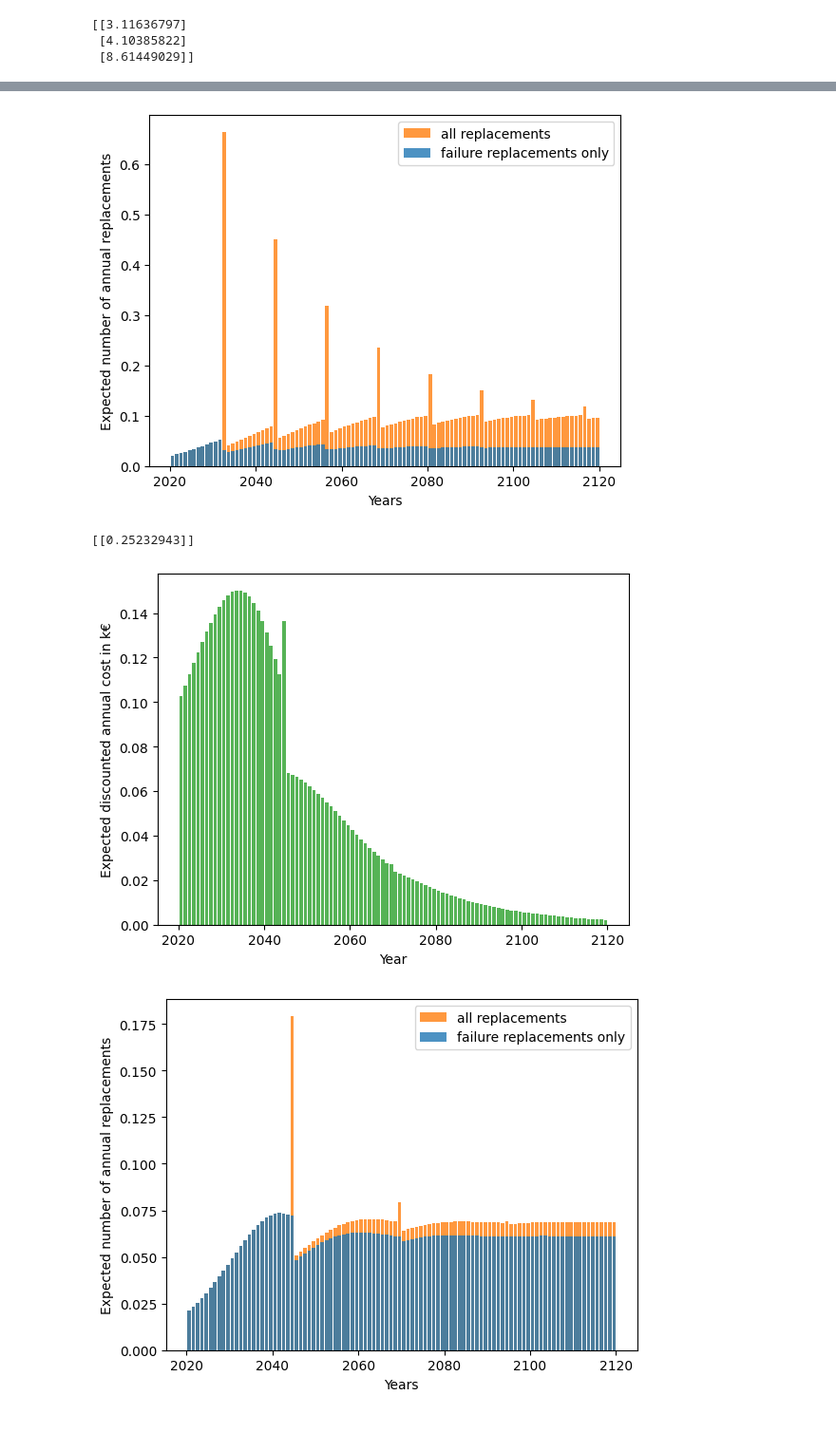
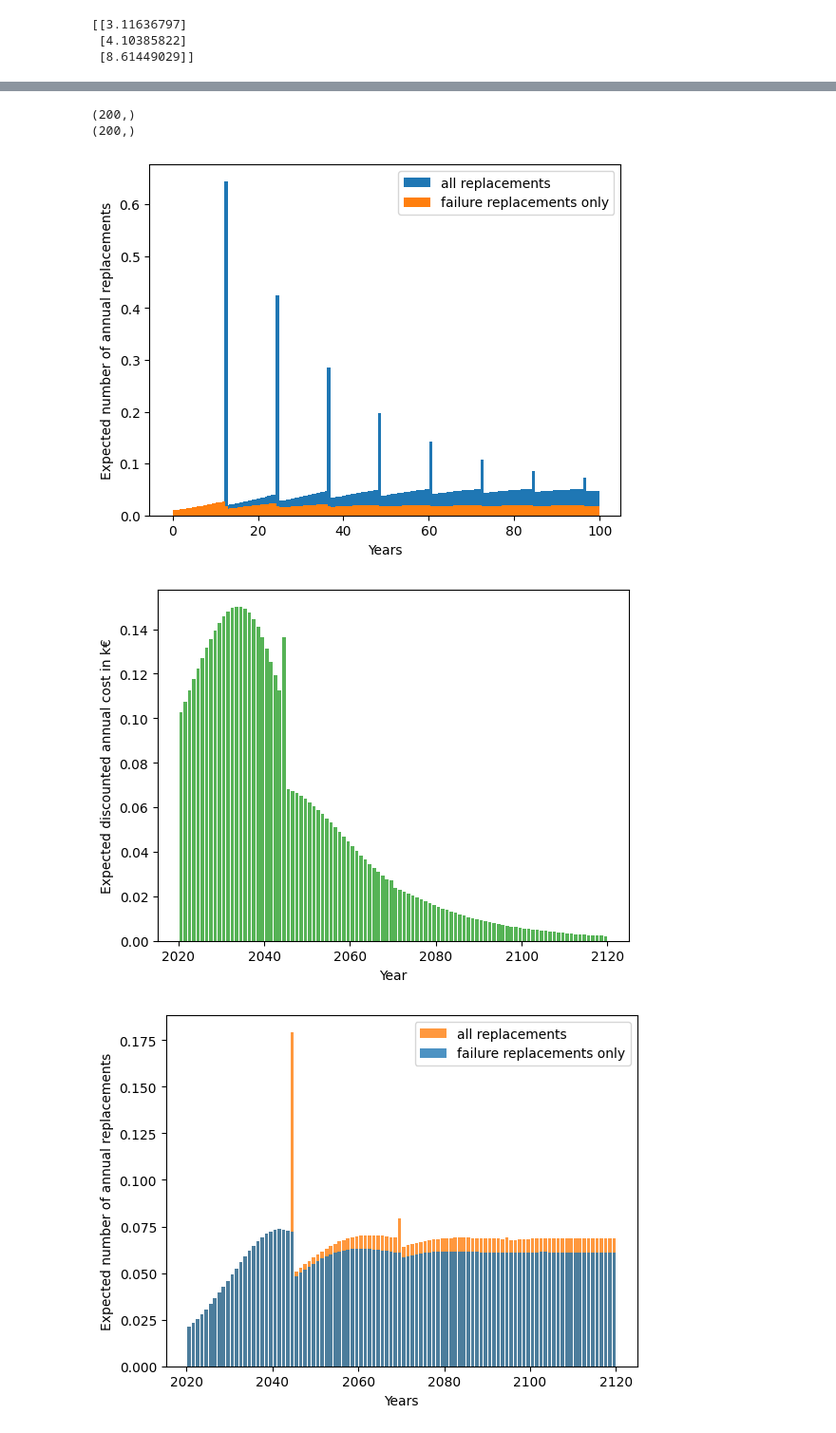
Before and after one commit to rte-france/relife, a Jupyter notebook: doc/source/user_guide/demo_financial_analysis.ipynb, the cells around one changed output, grey strips where cells are left out. Shown at 95% size. Drawn from its saved outputs; the diff is of its cells as text; code cells hidden in the pictures.

```diff
--- a/doc/source/user_guide/demo_financial_analysis.ipynb
+++ b/doc/source/user_guide/demo_financial_analysis.ipynb
@@ -57,23 +56,25 @@ print(optimal_ar)
  [4.10385822]
  [8.61449029]]
 # %%
+cf = 5
 cp = 1
-cf = 5
+costs= {"cf" :cf, "cp" :cp}
 discounting_rate = 0.05
+ar = np.arange(1, 100, 0.1)
+nb_assets = ar.shape[0]
 
-ar = np.arange(1, 100, 0.1).reshape(-1, 1)  # range of ar
-za = AgeReplacementPolicy(
-    distrib, cf=cf, cp=cp, ar=ar, discounting_rate=discounting_rate, nb_assets=ar.shape[0]
-).asymptotic_expected_equivalent_annual_cost()
-ar_policy = AgeReplacementPolicy(distrib, cf=cf, cp=cp, discounting_rate=discounting_rate).fit()
+parametrized_ar_policy = renewal_policy(model, costs=costs, ar=ar, discounting_rate=discounting_rate, nb_assets=nb_assets)
+za = parametrized_ar_policy.asymptotic_expected_equivalent_annual_cost()
+
+ar_policy = renewal_policy(model, costs=costs, discounting_rate=discounting_rate, nb_assets=1).optimize()
 ar_opt = ar_policy.ar  # optimal ar
 za_opt = ar_policy.asymptotic_expected_equivalent_annual_cost()
 plt.plot(ar, za)
-plt.scatter(ar_opt, za_opt, label=f" cf={cf} k€, ar={np.round(ar_opt, 2)[0]} years")
+plt.scatter(ar_opt, za_opt, label=f" cf={cf} k€, ar={np.round(ar_opt, 2).item()} years")
 plt.xlabel("Age of preventive replacement [years]")
 plt.ylabel("Asymptotic expected equivalent annual cost [k€]")
 plt.legend()
 plt.show()
-print("asymptotic expected equivalent annual cost with optimal ar :", np.round(za_opt, 2)[0])
+print("asymptotic expected equivalent annual cost with optimal ar :", np.round(za_opt, 2))
 # %% [output]
 [figure]
@@ -94,43 +93,35 @@ plt.show()
 # %%
-policya = AgeReplacementPolicy(distrib, cf=1, cp=1, ar=ar_opt, discounting_rate=0)
-policyb = AgeReplacementPolicy(distrib, cf=1, cp=0, ar=ar_opt, discounting_rate=0)
-mt = policya.expected_total_cost(t)
-mf = policyb.expected_total_cost(t)
-qt = np.diff(mt[::step])
-qf = np.diff(mf[::step])
+timeline = np.arange(0, 100, 0.5)
+policya = renewal_policy(model, costs={"cf" :1, "cp" :1}, ar=ar_opt, discounting_rate=0, nb_assets=1)
+policyb = renewal_policy(model, costs={"cf" :1, "cp" :0}, ar=ar_opt, discounting_rate=0, nb_assets=1)
+mt = policya.expected_total_cost(timeline)
+mf = policyb.expected_total_cost(timeline)
+print(mt.shape)
+print(mf.shape)
 plt.bar(
-    y + 2020,
-    qt,
-    align="edge",
-    width=-0.8,
-    alpha=0.8,
-    color="C1",
+    timeline,
+    np.diff(mt, prepend=0),
     label="all replacements",
 )
 plt.bar(
-    y + 2020,
-    qf,
-    align="edge",
-    width=-0.8,
-    alpha=0.8,
-    color="C0",
+    timeline,
+    np.diff(mf, prepend=0),
     label="failure replacements only",
 )
 plt.xlabel("Years")
 plt.ylabel("Expected number of annual replacements")
 plt.legend()
 plt.show()
 # %% [output]
+(200,)
+(200,)
-[figure, old version]
+[figure, new version]
 # %%
 # Choix d'une stratégie de remplacement a priori, sans calcul d'optimalité.
 ar = 25
 # Projection des conséquences de la stratégie
-sub_opti_ar_policy = AgeReplacementPolicy(
-    distrib, cf=cf, cp=cp, ar=ar, discounting_rate=discounting_rate
-)
+sub_opti_ar_policy = renewal_policy(model, costs=costs, ar=25, discounting_rate=discounting_rate, nb_assets=1)
 # Cout de long terme de la stratégie
-print(sub_opti_ar_policy.asymptotic_expected_equivalent_annual_cost())
 # Distribution des coûts de la stratégie au cours du temps
 dt = 0.5
 step = int(1 / dt)
@@ -143,6 +134,5 @@ plt.xlabel("Year")
 plt.ylabel("Expected discounted annual cost in k€")
 plt.show()
 # %% [output]
-[[0.25232943]]
 [figure]
 # %%
```
Also changed, not shown: parts of 11 cells of this notebook, 47 other files.
